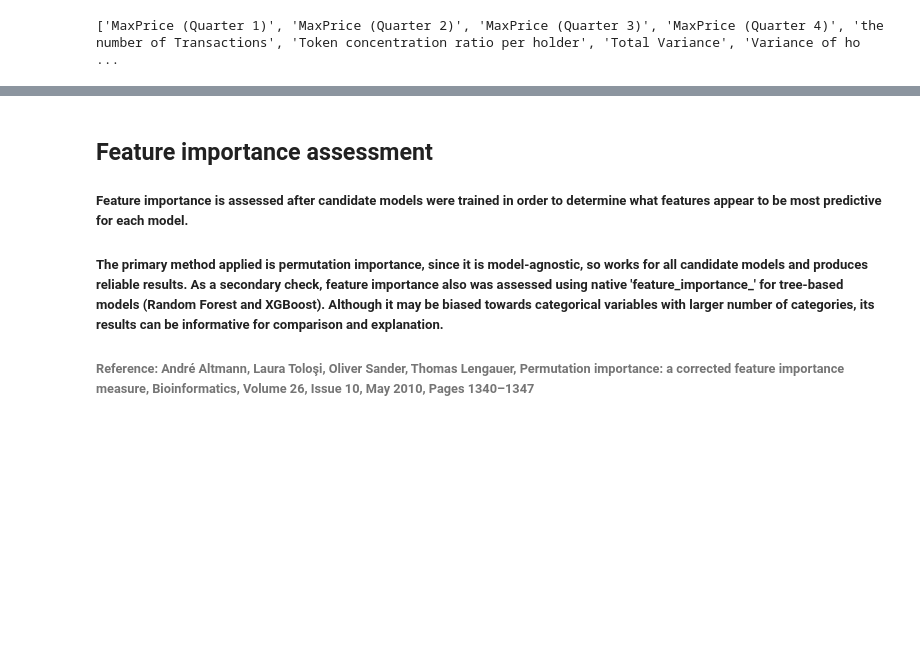
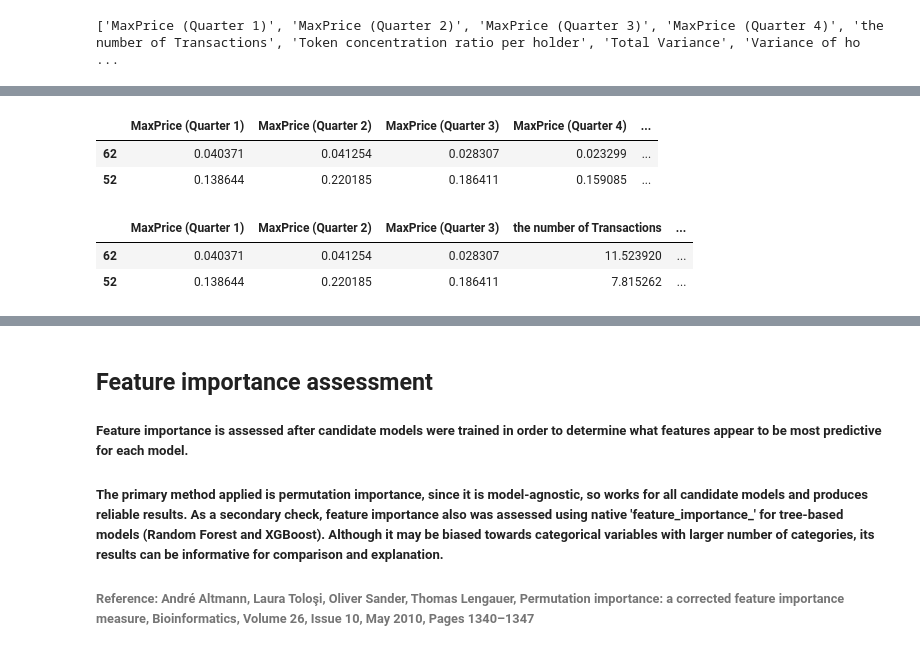
Before and after one commit to Luero/ML_RugPull_Detector, a Jupyter notebook: data analysis and model training/General pipeline for experimentations.ipynb, the cells around one changed output, grey strips where cells are left out. Cells and saved outputs as stored; diff of their text form; code cells hidden in the pictures; blank space fills up the shorter version.

```diff
--- a/General pipeline for experimentations.ipynb
+++ b/data analysis and model training/General pipeline for experimentations.ipynb
@@ -414,0 +343,17 @@ def train_and_assess(name, model, X_train, Y_train, X_test, Y_test, splits_train
+# %%
+# %%script false --no-raise-error
+
+# Create a subset of features picked primarly for Random Forest
+# Based on results of permutation importance, cut at 0.0029
+
+rf_subset_train = train_set.copy()
+rf_subset_test = test_set.copy()
+
+for set in [rf_subset_train, rf_subset_test]:
+    set.drop(columns=['Google results for project website (duration/2)', 'Holders_1h', 'Token balance', 'Holders_4h', 'Google results for project title (project duration/2)', 'Google results for project title (first day)', 'Variance of holders with more than 1% tokens', 'Google results for project website (first day)', 'Holders_12h', 'has_concentrated_initial_mint', 'has_lp_lock_reference', 'is_contract_verified', 'Blockchain_ARBI', 'Blockchain_POLYGON', 'Blockchain Type_Fraud Proofs'], inplace=True)
+
+rf_subset_train.head(2)
+# %% [output]
+|  | MaxPrice (Quarter 1) | MaxPrice (Quarter 2) | MaxPrice (Quarter 3) | MaxPrice (Quarter 4) | ... |
+| 62 | 0.040371 | 0.041254 | 0.028307 | 0.023299 | ... |
+| 52 | 0.138644 | 0.220185 | 0.186411 | 0.159085 | ... |
@@ -414,0 +370,17 @@ def train_and_assess(name, model, X_train, Y_train, X_test, Y_test, splits_train
+# %%
+# %%script false --no-raise-error
+
+# Create a subset of features picked primarly for XGBoost
+# Based on results of permutation importance, cut at 0.003
+
+xgboost_subset_train = train_set.copy()
+xgboost_subset_test = test_set.copy()
+
+for set in [xgboost_subset_train, xgboost_subset_test]:
+    set.drop(columns=['MaxPrice (Quarter 4)', 'is_contract_verified', 'Blockchain_BSC', 'Variance of holders with more than 1% tokens', 'Blockchain Type_POSA', 'Total Variance', 'Blockchain_ETH', 'Google results for project website (duration/2)', 'has_concentrated_initial_mint', 'Holders_4h', 'has_lp_lock_reference', 'Blockchain_ARBI', 'Blockchain_POLYGON', 'Blockchain Type_Fraud Proofs', 'has_contract_swap_patterns'], inplace=True)
+
+xgboost_subset_train.head(2)
+# %% [output]
+|  | MaxPrice (Quarter 1) | MaxPrice (Quarter 2) | MaxPrice (Quarter 3) | the number of Transactions | ... |
+| 62 | 0.040371 | 0.041254 | 0.028307 | 11.523920 | ... |
+| 52 | 0.138644 | 0.220185 | 0.186411 | 7.815262 | ... |
```
Also changed, not shown: parts of 16 cells of this notebook, 1 other file.
